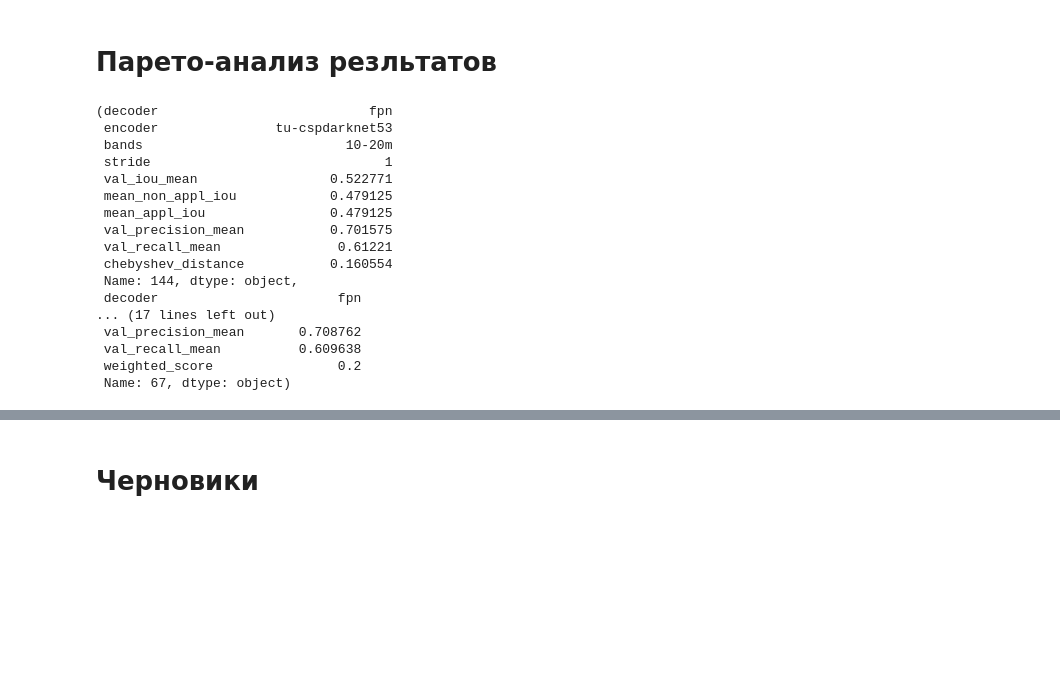
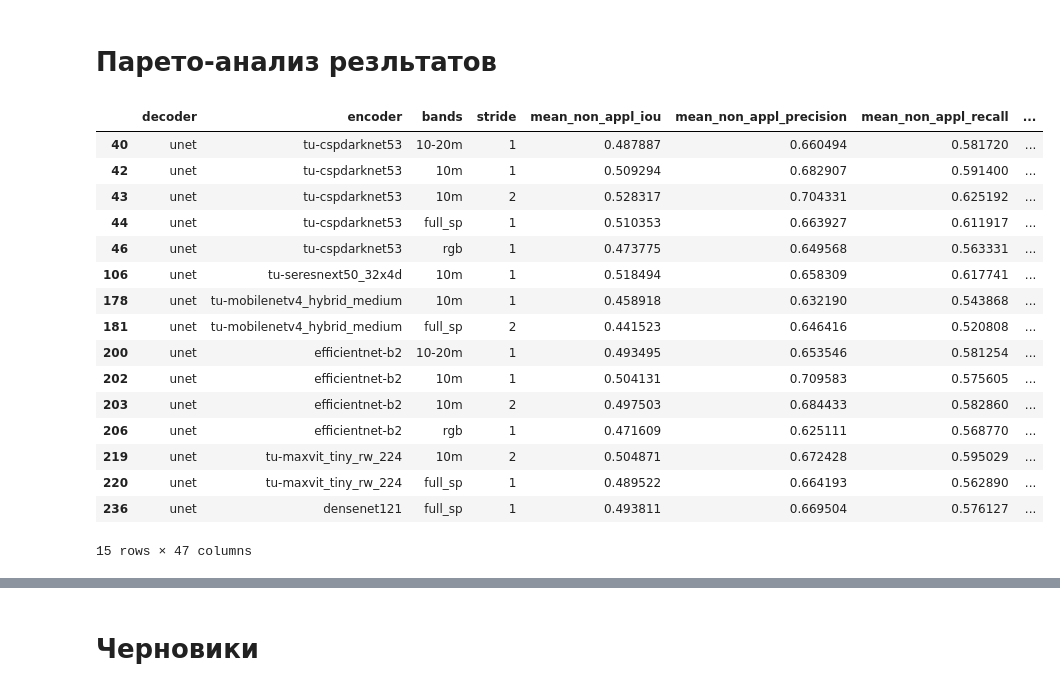
Before and after one commit to cafe1930/MultispectralSegmentation, a Jupyter notebook: gather_training_info.ipynb, the cells around one changed output, grey strips where cells are left out. Saved outputs shown, nothing was run; the diff lists cells and outputs as text; code cells hidden in the pictures; blank space fills up the shorter version.

```diff
--- a/gather_training_info.ipynb
+++ b/gather_training_info.ipynb
@@ -635,49 +634,68 @@ def weighted_sum_selection(pareto_front, weights=None, objectives=None, normaliz
     obj_values = pareto_front[objectives].values
 
     if normalize:
         # Normalize objectives to [0,1] range (assuming minimization)
         min_vals = obj_values.min(axis=0)
         max_vals = obj_values.max(axis=0)
         # Avoid division by zero
         ranges = max_vals - min_vals
         ranges[ranges == 0] = 1
         normalized = (obj_values - min_vals) / ranges
     else:
         normalized = obj_values
 
     # Calculate weighted scores
     weights_array = np.array(weights)
     scores = normalized @ weights_array
 
     # Find solution with minimum score (for minimization)
     best_idx = scores.argmin()
     best_solution = pareto_front.iloc[best_idx].copy()
     best_solution['weighted_score'] = scores[best_idx]
 
     return best_solution
 
-decoder_df_max = build_pareto_front_maximize(decoder_df, objectives=metric_names)
+# проверка функций
+path_to_results = r'saving_dir\all_results2.csv'
+all_resuls_df = pd.read_csv(path_to_results)
+decoder_name = 'unet'
 
-pareto_front_df = build_pareto_front_df(decoder_df_max, objectives=metric_names)
+metric_names = [
+    #'val_iou_mean',
+    'mean_non_appl_iou',
+    'mean_appl_iou',
+    'mean_non_appl_precision',
+    'mean_appl_precision',
+    'mean_non_appl_recall',
+    'mean_appl_recall',
+    #'val_precision_mean',
+    #'val_recall_mean',
+    ]
+
+decoder_df = all_resuls_df[all_resuls_df['decoder']==decoder_name]
+
+pareto_front_df = build_pareto_front_maximize(decoder_df, objectives=metric_names)
+
 best_chebyshev = chebyshev_selection(pareto_front_df, objectives=metric_names)
 best_topsis = topsis_selection(pareto_front_df, objectives=metric_names)
 best_weighted_sum = weighted_sum_selection(pareto_front_df, objectives=metric_names)
 best_chebyshev, best_topsis, best_weighted_sum
+pareto_front_df
 # %% [output]
+|  | decoder | encoder | bands | stride | mean_non_appl_iou | mean_non_appl_precision | mean_non_appl_recall | ... |
+| 40 | unet | tu-cspdarknet53 | 10-20m | 1 | 0.487887 | 0.660494 | 0.581720 | ... |
+| 42 | unet | tu-cspdarknet53 | 10m | 1 | 0.509294 | 0.682907 | 0.591400 | ... |
+| 43 | unet | tu-cspdarknet53 | 10m | 2 | 0.528317 | 0.704331 | 0.625192 | ... |
+| 44 | unet | tu-cspdarknet53 | full_sp | 1 | 0.510353 | 0.663927 | 0.611917 | ... |
+| 46 | unet | tu-cspdarknet53 | rgb | 1 | 0.473775 | 0.649568 | 0.563331 | ... |
+| 106 | unet | tu-seresnext50_32x4d | 10m | 1 | 0.518494 | 0.658309 | 0.617741 | ... |
+| 178 | unet | tu-mobilenetv4_hybrid_medium | 10m | 1 | 0.458918 | 0.632190 | 0.543868 | ... |
+| 181 | unet | tu-mobilenetv4_hybrid_medium | full_sp | 2 | 0.441523 | 0.646416 | 0.520808 | ... |
+| 200 | unet | efficientnet-b2 | 10-20m | 1 | 0.493495 | 0.653546 | 0.581254 | ... |
+| 202 | unet | efficientnet-b2 | 10m | 1 | 0.504131 | 0.709583 | 0.575605 | ... |
+| 203 | unet | efficientnet-b2 | 10m | 2 | 0.497503 | 0.684433 | 0.582860 | ... |
+| 206 | unet | efficientnet-b2 | rgb | 1 | 0.471609 | 0.625111 | 0.568770 | ... |
+| 219 | unet | tu-maxvit_tiny_rw_224 | 10m | 2 | 0.504871 | 0.672428 | 0.595029 | ... |
+| 220 | unet | tu-maxvit_tiny_rw_224 | full_sp | 1 | 0.489522 | 0.664193 | 0.562890 | ... |
+| 236 | unet | densenet121 | full_sp | 1 | 0.493811 | 0.669504 | 0.576127 | ... |
-(decoder                           fpn
- encoder               tu-cspdarknet53
- bands                          10-20m
- stride                              1
- val_iou_mean                 0.522771
- mean_non_appl_iou            0.479125
- mean_appl_iou                0.479125
- val_precision_mean           0.701575
- val_recall_mean               0.61221
- chebyshev_distance           0.160554
- Name: 144, dtype: object,
- decoder                       fpn
-... (17 lines left out)
- val_precision_mean       0.708762
- val_recall_mean          0.609638
- weighted_score                0.2
- Name: 67, dtype: object)
+15 rows × 47 columns
```
Also changed, not shown: parts of 6 cells of this notebook.
